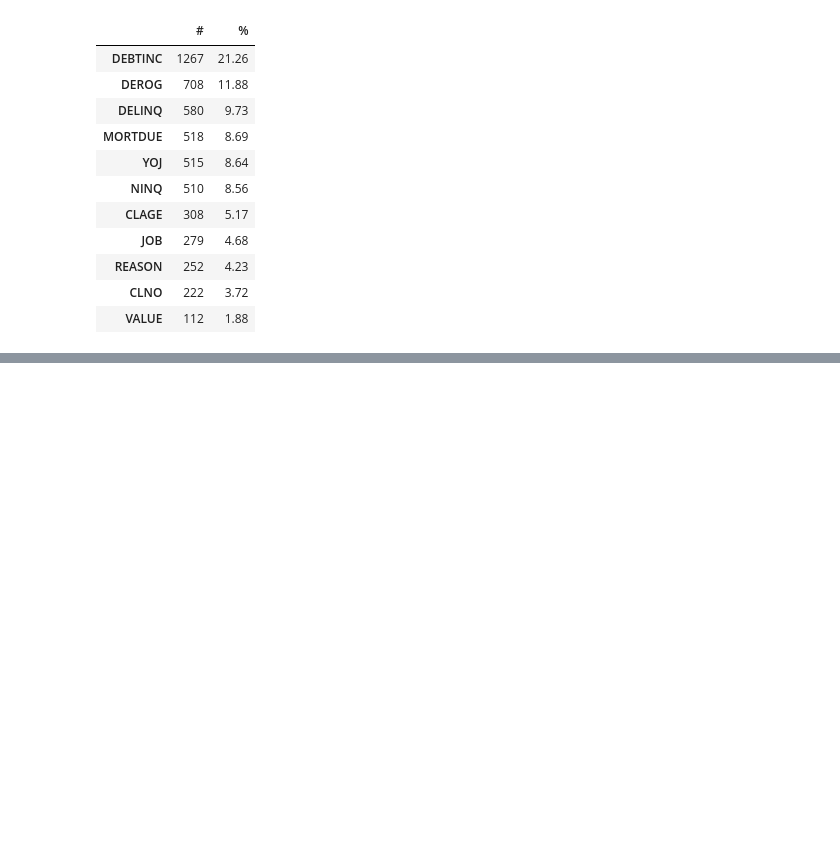
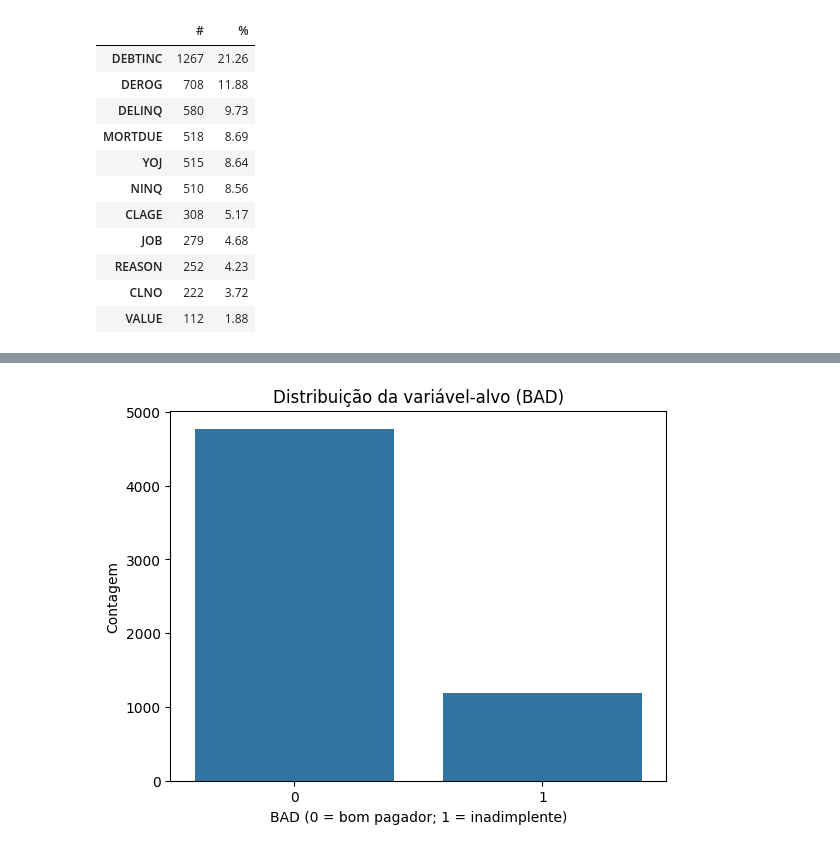
Before and after one commit to exh-Auster/IA.Proj, a Jupyter notebook: proj_notebook.ipynb, the cells around one changed output, grey strips where cells are left out. Cells and saved outputs as stored; diff of their text form; code cells hidden in the pictures; blank space fills up the shorter version.

Commit message:
Add new visualization for target variable distribution

```diff
--- a/proj_notebook.ipynb
+++ b/proj_notebook.ipynb
@@ -156,3 +170,12 @@ df.describe().T
 | NINQ | 5450.0 | 1.186055 | 1.728675 | 0.000000 | 0.000000 | 1.000000 | 2.000000 | 17.000000 |
 | CLNO | 5738.0 | 21.296096 | 10.138933 | 0.000000 | 15.000000 | 20.000000 | 26.000000 | 71.000000 |
 | DEBTINC | 4693.0 | 33.779915 | 8.601746 | 0.524499 | 29.140031 | 34.818262 | 39.003141 | 203.312149 |
+# %%
+plt.figure()
+sns.countplot(data=df, x='BAD')
+plt.title("Distribuição da variável-alvo (BAD)")
+plt.xlabel("BAD (0 = bom pagador; 1 = inadimplente)")
+plt.ylabel("Contagem")
+plt.show()
+# %% [output]
+[figure, added]
```
Also changed, not shown: parts of 2 cells of this notebook.
